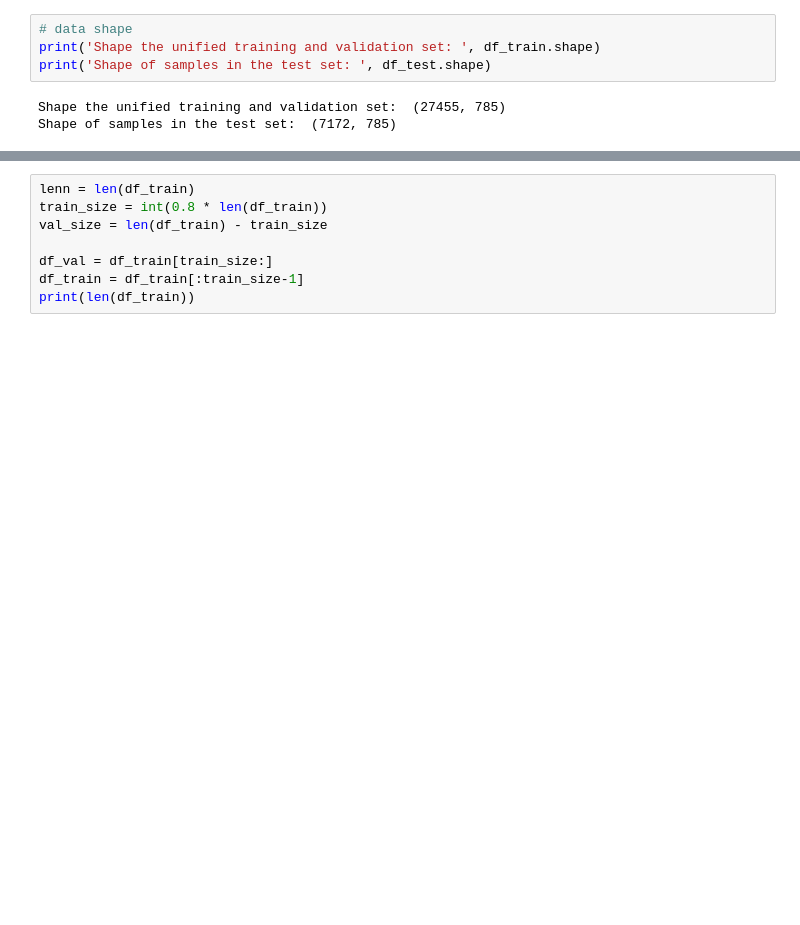
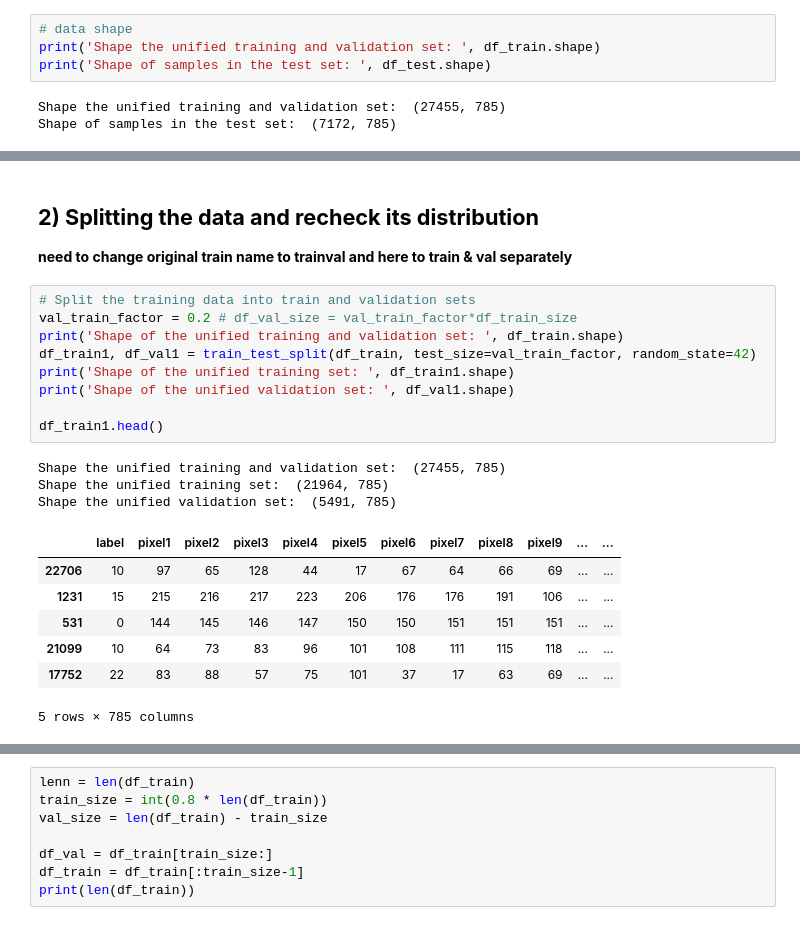
Before and after one commit to RonBartov/american-sign-language-image-classification, a Jupyter notebook: Copy_of_Deep_Learning_Final_Project_ASL_Classification.ipynb, the cells around one changed output, grey strips where cells are left out. Saved outputs shown, nothing was run; the diff lists cells and outputs as text; blank space fills up the shorter version.

```diff
--- a/Copy_of_Deep_Learning_Final_Project_ASL_Classification.ipynb
+++ b/Copy_of_Deep_Learning_Final_Project_ASL_Classification.ipynb
@@ -242,0 +258,24 @@ bar_graph_plot(label_diffrence_from_avg, x_label='Label',y_label='Percentage',Ti
+# %% [markdown]
+## **2) Splitting the data and recheck its distribution**
+
+**need to change original train name to trainval and here to train & val separately**
+# %%
+# Split the training data into train and validation sets
+val_train_factor = 0.2 # df_val_size = val_train_factor*df_train_size
+print('Shape of the unified training and validation set: ', df_train.shape)
+df_train1, df_val1 = train_test_split(df_train, test_size=val_train_factor, random_state=42)
+print('Shape of the unified training set: ', df_train1.shape)
+print('Shape of the unified validation set: ', df_val1.shape)
+
+df_train1.head()
+# %% [output]
+Shape the unified training and validation set:  (27455, 785)
+Shape the unified training set:  (21964, 785)
+Shape the unified validation set:  (5491, 785)
+|  | label | pixel1 | pixel2 | pixel3 | pixel4 | pixel5 | pixel6 | pixel7 | pixel8 | pixel9 | ... | ... |
+| 22706 | 10 | 97 | 65 | 128 | 44 | 17 | 67 | 64 | 66 | 69 | ... | ... |
+| 1231 | 15 | 215 | 216 | 217 | 223 | 206 | 176 | 176 | 191 | 106 | ... | ... |
+| 531 | 0 | 144 | 145 | 146 | 147 | 150 | 150 | 151 | 151 | 151 | ... | ... |
+| 21099 | 10 | 64 | 73 | 83 | 96 | 101 | 108 | 111 | 115 | 118 | ... | ... |
+| 17752 | 22 | 83 | 88 | 57 | 75 | 101 | 37 | 17 | 63 | 69 | ... | ... |
+5 rows × 785 columns
```
Also changed, not shown: parts of 15 cells of this notebook.
